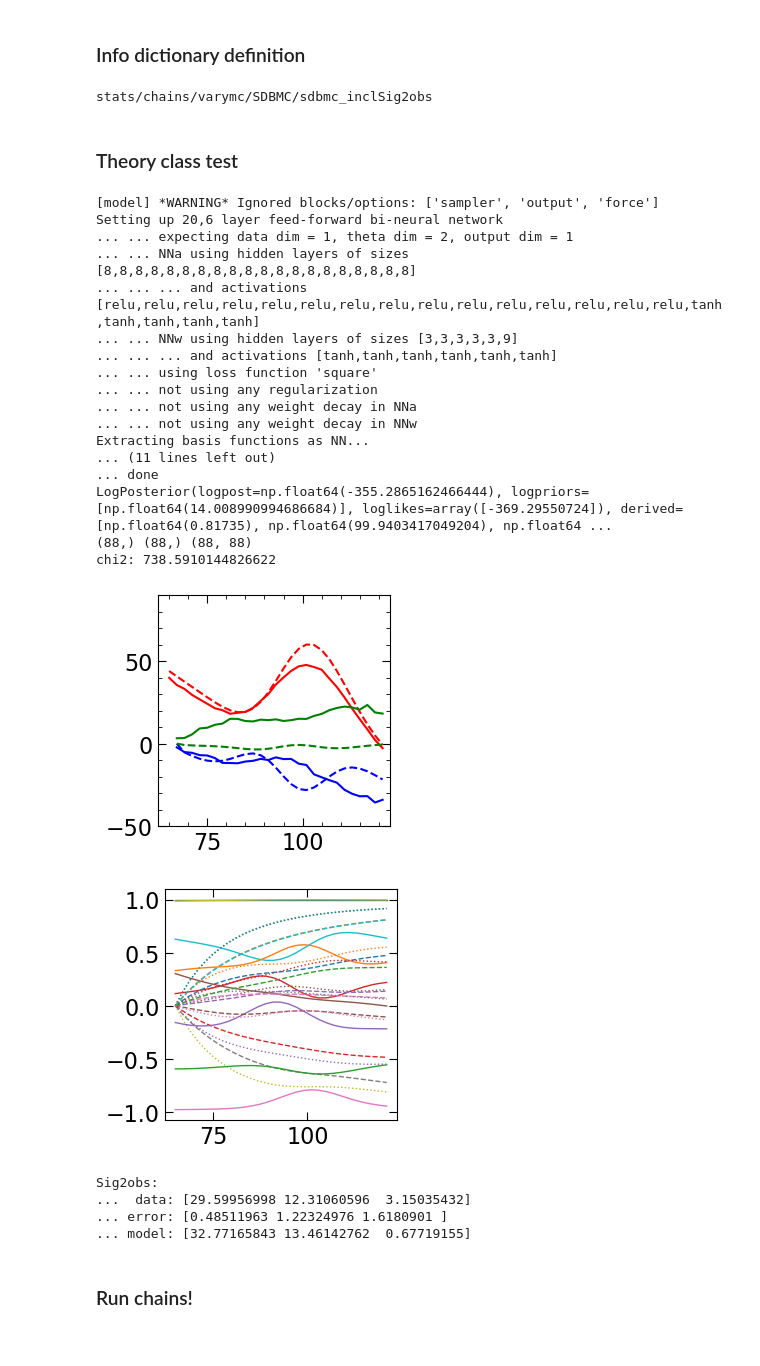
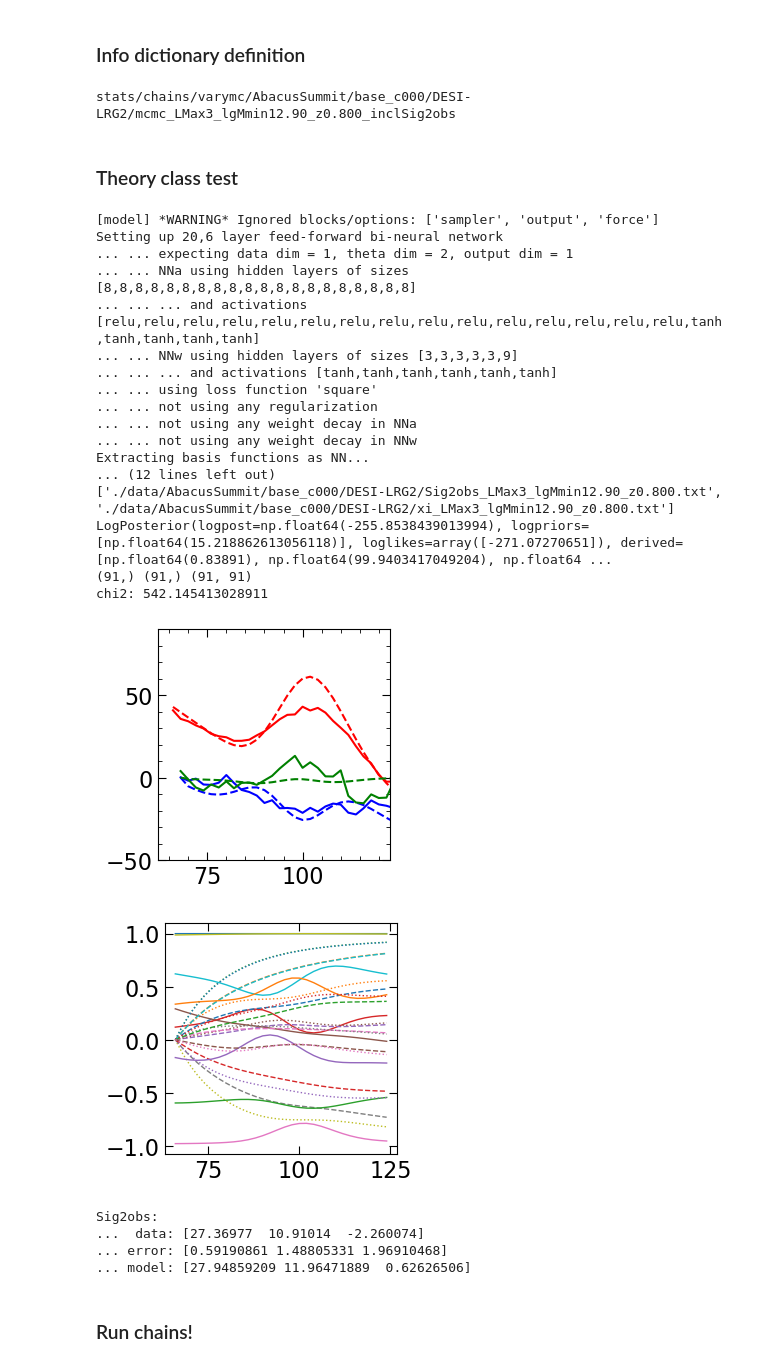
Before and after one commit to a-paranjape/zeldovich-smearing, a Jupyter notebook: examples/ZelSmear_MCMC.ipynb, the cells around one changed output. Saved outputs shown, nothing was run; the diff lists cells and outputs as text; code cells hidden in the pictures.

```diff
--- a/examples/ZelSmear_MCMC.ipynb
+++ b/examples/ZelSmear_MCMC.ipynb
@@ -71,14 +71,22 @@ mpl setup done
 # %% [markdown]
 ### Files and folders
 # %%
+Sample = 'DESI-LRG2' # '','DESI-LRG2','Euclid-ELG'
 Iteration = 0
+Redshift = 0.8 if Sample != '' else 0.7
+
+Mmin_dict = {'DESI-LRG2':8e12,
+             # below are existing tests with 3x DESI volume
+             'DESI-LRG2-AP-x3':8e12 if Redshift > 0.5 else 1.25e13,
+             'DESI-LRG2-noAP-x3':8e12 if Redshift > 0.5 else 1.25e13}
+M_min = Mmin_dict[Sample]
 
 Data_Dir = Base_Dir + 'data/'
 
 # put these in dictionary
-Sample_Root = 'SDBMC/' # 'SDBMC','AbacusSummit/base_c000/'
-Sample = '' # '','DESI-LRG2','Euclid-ELG'
-File_Tail = 'sdbmc' # 'sdbmc', 'lgMmin{0:.2f}_z{1:.3f}'.format(np.log10(M_min),Redshift)
+Sample_Root = 'AbacusSummit/base_c000/' # 'SDBMC','AbacusSummit/base_c000/'
+File_Tail = 'lgMmin{0:.2f}_z{1:.3f}'.format(np.log10(M_min),Redshift)
+# 'sdbmc', 'lgMmin{0:.2f}_z{1:.3f}'.format(np.log10(M_min),Redshift)
 
 if File_Tail == 'sdbmc':
     Iteration = 2 # no iterations needed for sdbmc toy model
@@ -120,15 +128,19 @@ Prior_Signific = 10.0 # see Appendix D of arXiv:2602.14533
 
 fv_prior = [0.26,Prior_Signific*0.009] # [0.26,Prior_Signific*0.009]
 
-b_fid = 2.435
+b_dict = {'':2.435,'DESI-LRG2':2.388}
+f_dict = {'':0.81735,'DESI-LRG2':0.83891}
+growth_dict = {'':0.6965,'DESI-LRG2':0.66476}
+sigv_dict = {'':4.13,'DESI-LRG2':3.8696}
+
+b_fid = b_dict[Sample]
 b_prior = [b_fid,0.05*b_fid]
 
 # below values in fiducial Planck18 cosmology of arXiv:2602.14533
-z_eval = 0.7
-growth_fid = 0.6965 # D(z)/D(0)
-f_fid = 0.81735 # f(z) = dlnD/dlna
+growth_fid = growth_dict[Sample] # D(z)/D(0)
+f_fid = f_dict[Sample] # f(z) = dlnD/dlna
 beta_fid = f_fid/b_fid
-sigv_fid = 4.13 # Mpc/h_fid
+sigv_fid = sigv_dict[Sample] # Mpc/h_fid
 
 sigma_fid = np.sqrt(2)*sigv_fid # Mpc/h_fid; sqrt(2) to satisfy physical prior R*^2 >= 0
 
@@ -215,7 +227,7 @@ VaryMC = True # default True
 
 Accuracy = 'mid' # 'low','mid' or 'high'. Default 'mid', giving <~3% error on quadrupole
 
-id_str = Sample_Root + Sample + File_Tail
+id_str = Sample_Root + Sample + '/mcmc' + File_Body
 if Include_Sig2Obs:
     id_str += '_inclSig2obs'
 if not Modify_Data:
@@ -225,7 +237,7 @@ if Accuracy != 'mid':
 if L_Max < 3:
     id_str += '_LMax{0:d}'.format(L_Max)
 
-Run_Cobaya = False
+Run_Cobaya = True
 Resume = False
 
 Max_Samples = 10000000
@@ -384,7 +396,7 @@ else:
     info["force"] = True
 print(info['output'])
 # %% [output]
-stats/chains/varymc/SDBMC/sdbmc_inclSig2obs
+stats/chains/varymc/AbacusSummit/base_c000/DESI-LRG2/mcmc_LMax3_lgMmin12.90_z0.800_inclSig2obs
 # %% [markdown]
 ### Theory class test
 # %%
@@ -399,7 +411,7 @@ if not Resume:
     print(model.logposterior(point))
 
     if Include_Sig2Obs:
-        data = np.concatenate((np.loadtxt(Data_File[0]),np.loadtxt(Data_File[1])))
+        data = np.concatenate((np.loadtxt(Data_File[0]).T[0],np.loadtxt(Data_File[1])))
     else:
         data = np.loadtxt(Data_File)
     cov_data = np.loadtxt(Cov_File)
@@ -446,44 +458,44 @@ if not Resume:
         lam_b,lam_bb = theory.calc_lambda_bars(sigma_fid)
     plt.figure(figsize=(3,3))
     for b in range(N_Basis):
         plt.plot(theory.svals,lam[b],lw=1,ls='-',label=str(Use_Basis[b]))
         if L_Max > 1:
             plt.plot(theory.svals,lam_b[b],lw=1,ls='--')
             if L_Max == 3:
                 plt.plot(theory.svals,lam_bb[b],lw=1,ls=':')
     # plt.legend()
     plt.show()
     del lam,lam_b,lam_bb
 
     if Include_Sig2Obs:
         print('Sig2obs:')
         print('...  data:',data[0])
         print('... error:',np.sqrt(np.diag(cov_data)[:L_Max]))
         print('... model:',xiNLell_test[0])
 # %% [output]
 [model] *WARNING* Ignored blocks/options: ['sampler', 'output', 'force']
 Setting up 20,6 layer feed-forward bi-neural network
 ... ... expecting data dim = 1, theta dim = 2, output dim = 1
 ... ... NNa using hidden layers of sizes [8,8,8,8,8,8,8,8,8,8,8,8,8,8,8,8,8,8,8,8]
 ... ... ... and activations [relu,relu,relu,relu,relu,relu,relu,relu,relu,relu,relu,relu,relu,relu,relu,tanh,tanh,tanh,tanh,tanh]
 ... ... NNw using hidden layers of sizes [3,3,3,3,3,9]
 ... ... ... and activations [tanh,tanh,tanh,tanh,tanh,tanh]
 ... ... using loss function 'square'
 ... ... not using any regularization
 ... ... not using any weight decay in NNa
 ... ... not using any weight decay in NNw
 Extracting basis functions as NN...
-... (11 lines left out)
-... done
-LogPosterior(logpost=np.float64(-355.2865162466444), logpriors=[np.float64(14.008990994686684)], loglikes=array([-369.29550724]), derived=[np.float64(0.81735), np.float64(99.9403417049204), np.float64 ...
-(88,) (88,) (88, 88)
-chi2: 738.5910144826622
+... (12 lines left out)
+['./data/AbacusSummit/base_c000/DESI-LRG2/Sig2obs_LMax3_lgMmin12.90_z0.800.txt', './data/AbacusSummit/base_c000/DESI-LRG2/xi_LMax3_lgMmin12.90_z0.800.txt']
+LogPosterior(logpost=np.float64(-255.8538439013994), logpriors=[np.float64(15.218862613056118)], loglikes=array([-271.07270651]), derived=[np.float64(0.83891), np.float64(99.9403417049204), np.float64 ...
+(91,) (91,) (91, 91)
+chi2: 542.145413028911
-[figure, old version]
+[figure, new version]
-[figure, old version]
+[figure, new version]
 Sig2obs:
-...  data: [29.59956998 12.31060596  3.15035432]
-... error: [0.48511963 1.22324976 1.6180901 ]
-... model: [32.77165843 13.46142762  0.67719155]
+...  data: [27.36977  10.91014  -2.260074]
+... error: [0.59190861 1.48805331 1.96910468]
+... model: [27.94859209 11.96471889  0.62626506]
 # %% [markdown]
 ### Run chains!
 # %%
```
Also changed, not shown: parts of 3 cells of this notebook, 4 other files.
